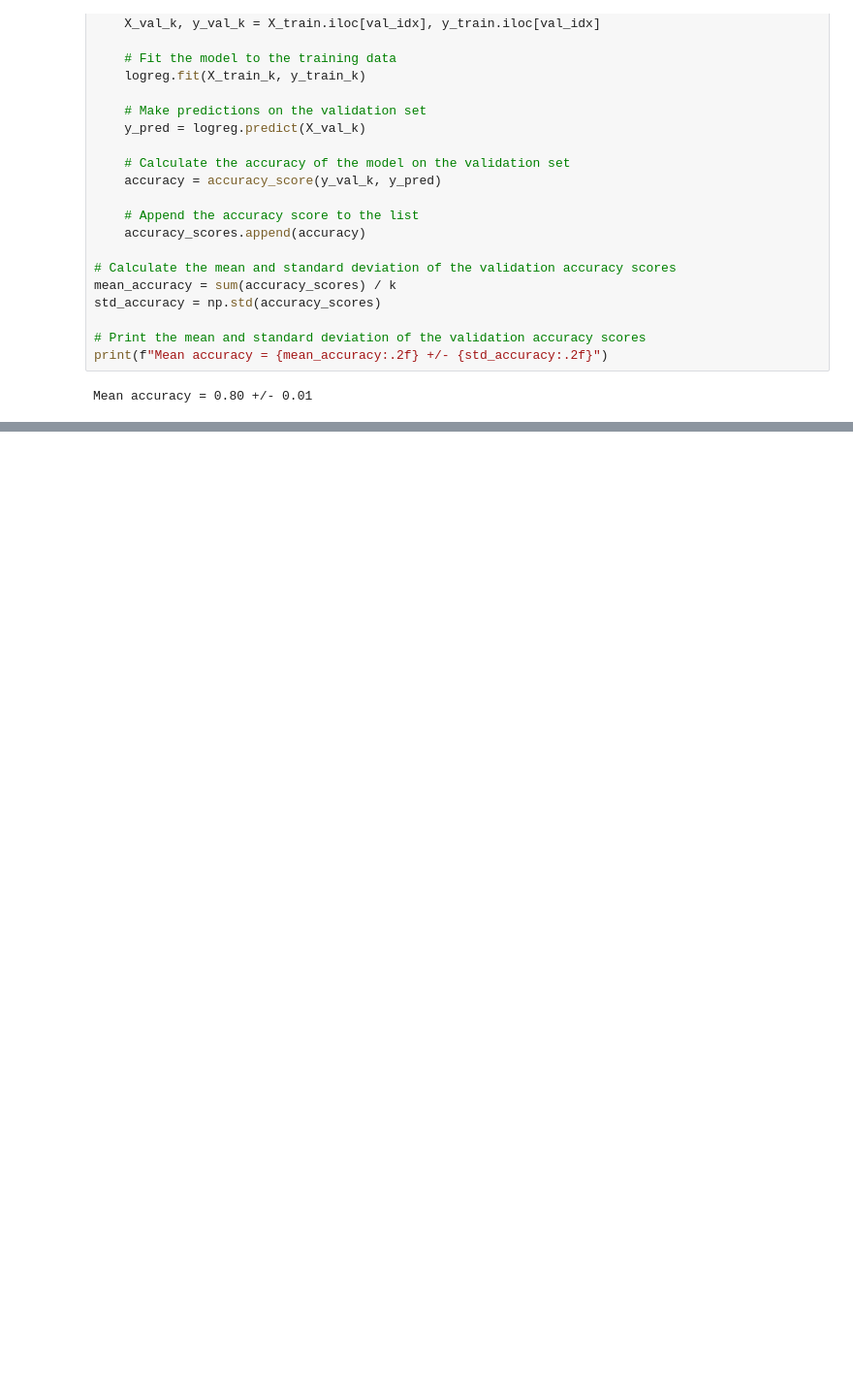
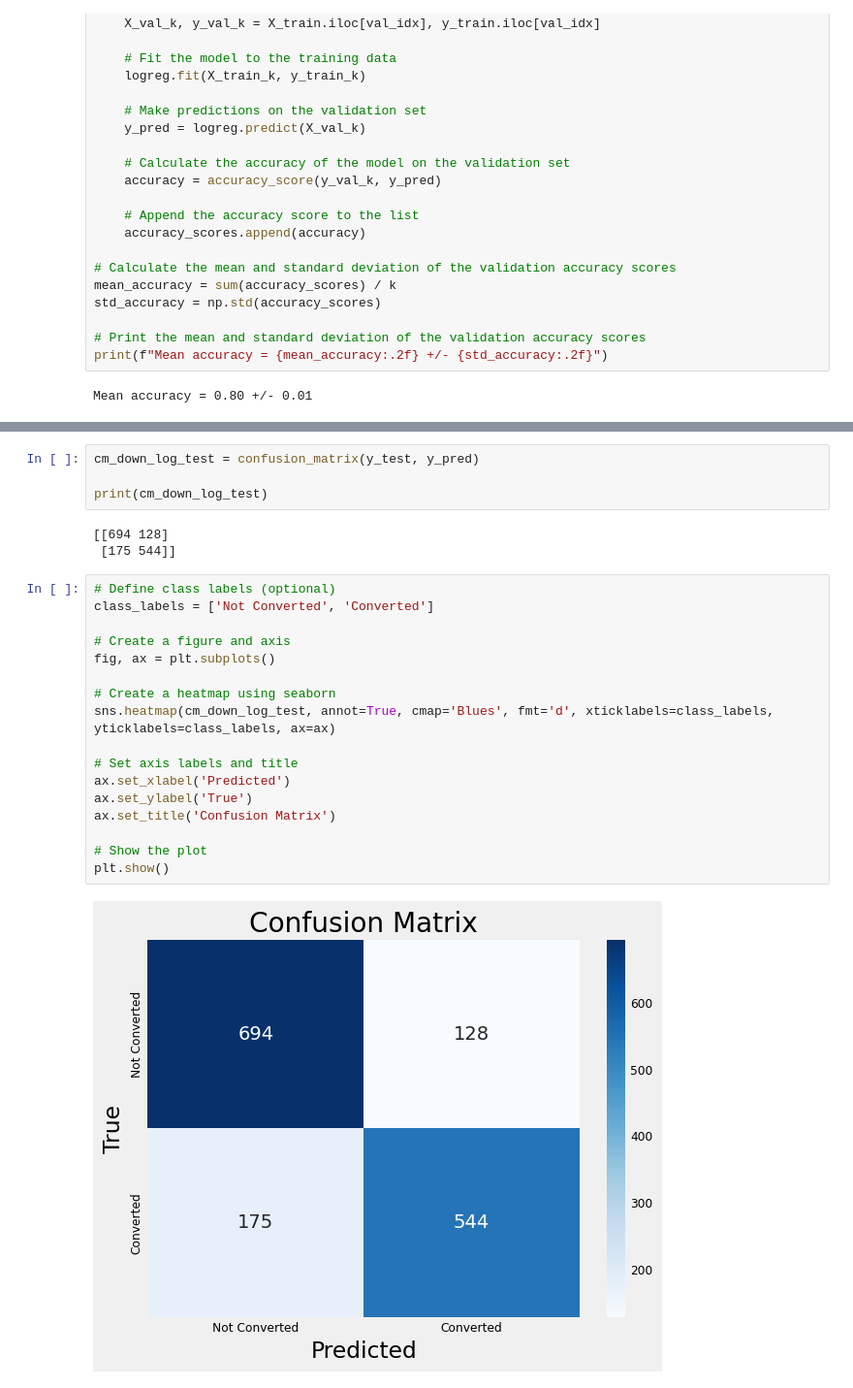
Before and after one commit to haris-khan1596/Lead_scoring, a Jupyter notebook: ML_Project.ipynb, the cells around one changed output, grey strips where cells are left out. Shown at 97% size. Saved outputs shown, nothing was run; the diff lists cells and outputs as text; blank space fills up the shorter version.

```diff
--- a/ML_Project.ipynb
+++ b/ML_Project.ipynb
@@ -1000,0 +1334,26 @@ LogisticRegression(C=0.1, solver='newton-cg')
+# %%
+cm_down_log_test = confusion_matrix(y_test, y_pred)
+
+print(cm_down_log_test)
+# %% [output]
+[[694 128]
+ [175 544]]
+# %%
+# Define class labels (optional)
+class_labels = ['Not Converted', 'Converted']
+
+# Create a figure and axis
+fig, ax = plt.subplots()
+
+# Create a heatmap using seaborn
+sns.heatmap(cm_down_log_test, annot=True, cmap='Blues', fmt='d', xticklabels=class_labels, yticklabels=class_labels, ax=ax)
+
+# Set axis labels and title
+ax.set_xlabel('Predicted')
+ax.set_ylabel('True')
+ax.set_title('Confusion Matrix')
+
+# Show the plot
+plt.show()
+# %% [output]
+[figure, added]
```
Also changed, not shown: parts of 132 cells of this notebook.
